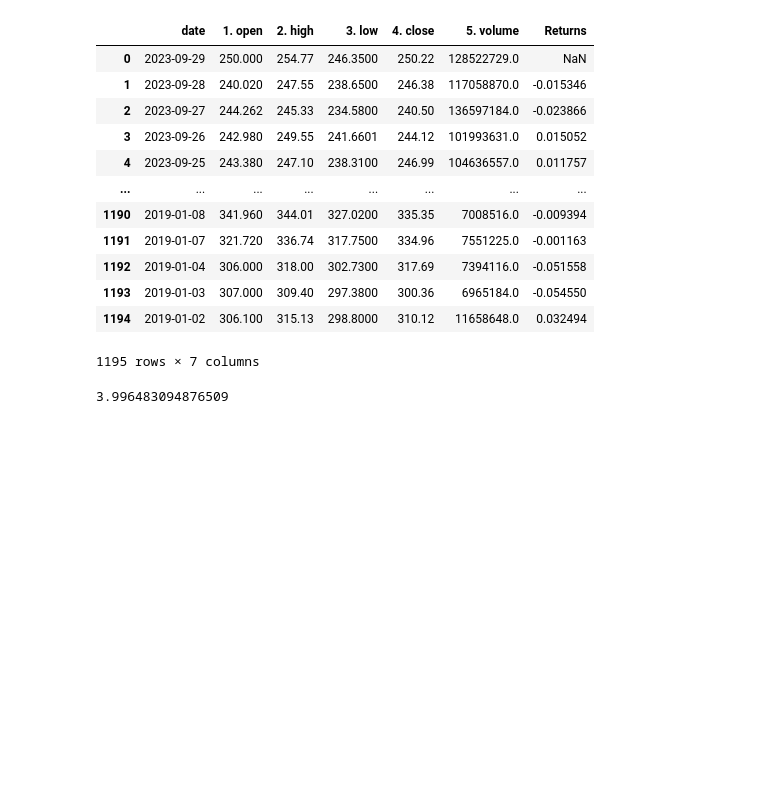
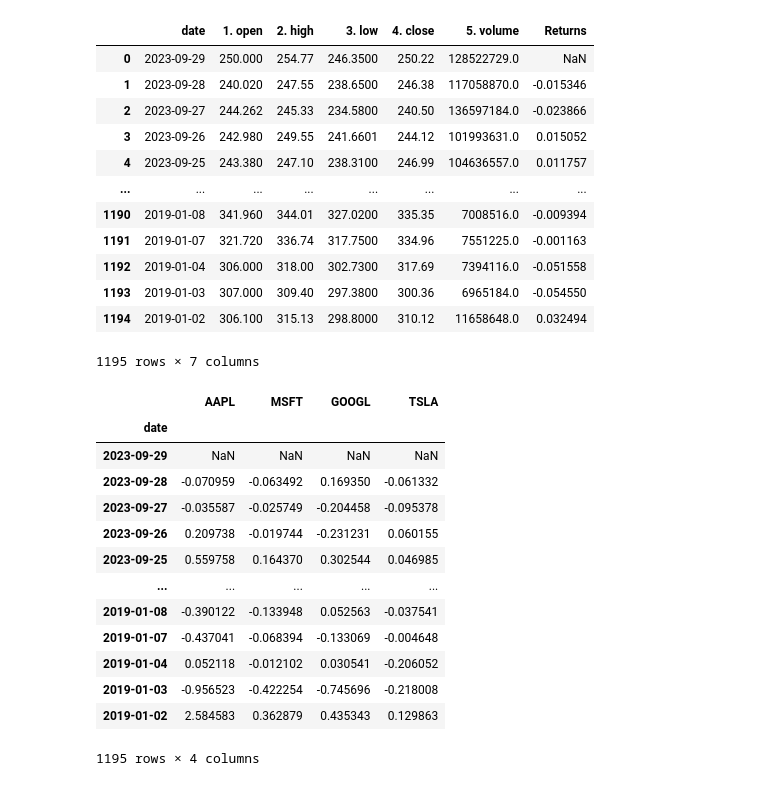
Before and after one commit to AliAbidi555/portfolio_management, a Jupyter notebook: portfolio_op.ipynb, the cells around one changed output. Cells and saved outputs as stored; diff of their text form; code cells hidden in the pictures; blank space fills up the shorter version.

```diff
--- a/portfolio_op.ipynb
+++ b/portfolio_op.ipynb
@@ -125,6 +125,19 @@ plt.show()
 | 1194 | 2019-01-02 | 306.100 | 315.13 | 298.8000 | 310.12 | 11658648.0 | 0.032494 |
 1195 rows × 7 columns
 # %%
-(investment / data['4. close'].iloc[0])
+portfolio_returns
 # %% [output]
+|  | AAPL | MSFT | GOOGL | TSLA |
+| date |  |  |  |  |
+| 2023-09-29 | NaN | NaN | NaN | NaN |
+| 2023-09-28 | -0.070959 | -0.063492 | 0.169350 | -0.061332 |
+| 2023-09-27 | -0.035587 | -0.025749 | -0.204458 | -0.095378 |
+| 2023-09-26 | 0.209738 | -0.019744 | -0.231231 | 0.060155 |
+| 2023-09-25 | 0.559758 | 0.164370 | 0.302544 | 0.046985 |
+| ... | ... | ... | ... | ... |
+| 2019-01-08 | -0.390122 | -0.133948 | 0.052563 | -0.037541 |
+| 2019-01-07 | -0.437041 | -0.068394 | -0.133069 | -0.004648 |
+| 2019-01-04 | 0.052118 | -0.012102 | 0.030541 | -0.206052 |
+| 2019-01-03 | -0.956523 | -0.422254 | -0.745696 | -0.218008 |
+| 2019-01-02 | 2.584583 | 0.362879 | 0.435343 | 0.129863 |
-3.996483094876509
+1195 rows × 4 columns
```
Also changed, not shown: parts of 1 cell of this notebook, 1 other file.
